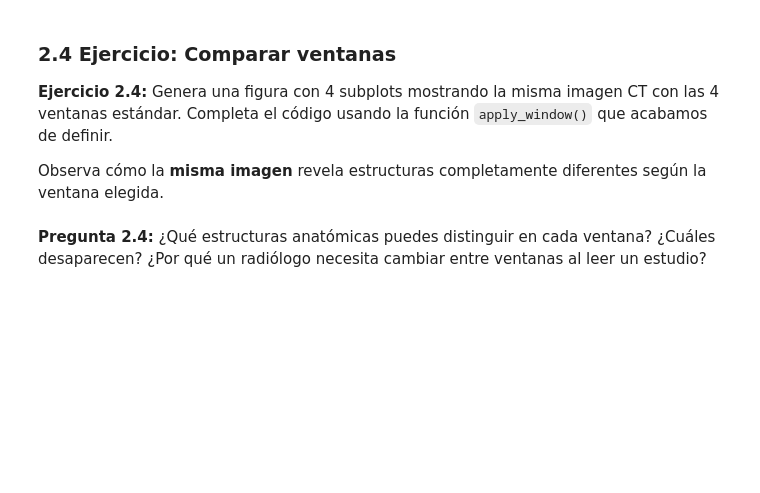
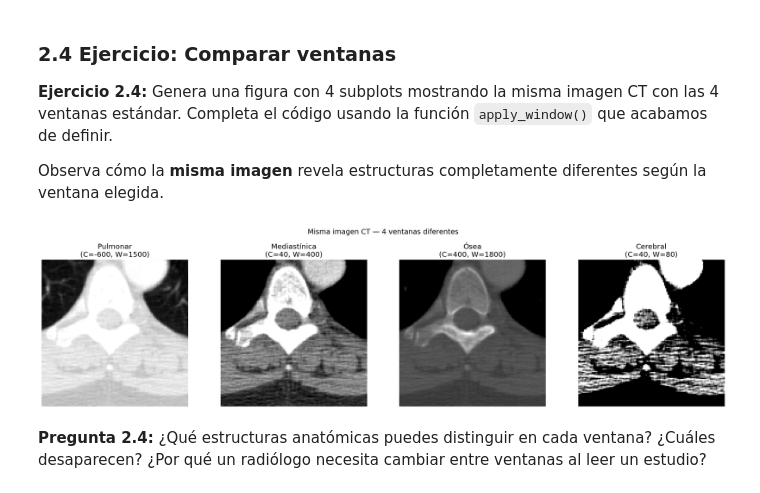
Before and after one commit to fanch032903/healthdatalab, a Jupyter notebook: labs/lab-5-medical-imaging/notebooks/Lab05_Imagenes_Medicas_DICOM.ipynb, the cells around one changed output. Saved outputs shown, nothing was run; the diff lists cells and outputs as text; code cells hidden in the pictures; blank space fills up the shorter version.

Commit message:
Checkpoint 2: windowing and 3D volume complete

```diff
--- a/labs/lab-5-medical-imaging/notebooks/Lab05_Imagenes_Medicas_DICOM.ipynb
+++ b/labs/lab-5-medical-imaging/notebooks/Lab05_Imagenes_Medicas_DICOM.ipynb
@@ -483,25 +502,27 @@ Observa cómo la **misma imagen** revela estructuras completamente diferentes se
 # %%
 # ── EJERCICIO 2.4: Comparar 4 ventanas ──
 
 windows = {
     "Pulmonar\n(C=-600, W=1500)":     {"center": -600, "width": 1500},
     "Mediastínica\n(C=40, W=400)":     {"center": 40,   "width": 400},
     "Ósea\n(C=400, W=1800)":           {"center": 400,  "width": 1800},
     "Cerebral\n(C=40, W=80)":          {"center": 40,   "width": 80},
 }
 
 fig, axes = plt.subplots(1, 4, figsize=(20, 5))
 
 for ax, (title, params) in zip(axes, windows.items()):
     # TU CÓDIGO AQUÍ: aplica la ventana y muestra la imagen
-    # Usa: apply_window(image_hu, params["center"], params["width"])
-    # Muestra con: ax.imshow(..., cmap='gray')
+    windowed=apply_window(image_hu, params["center"], params["width"])
+    ax.imshow(windowed, cmap='gray')
     ax.set_title(title)
     ax.axis('off')
 
 plt.suptitle("Misma imagen CT — 4 ventanas diferentes", fontsize=14, y=1.02)
 plt.tight_layout()
 plt.show()
+# %% [output]
+[figure, added]
 # %% [markdown]
 **Pregunta 2.4:** ¿Qué estructuras anatómicas puedes distinguir en cada ventana? ¿Cuáles desaparecen? ¿Por qué un radiólogo necesita cambiar entre ventanas al leer un estudio?
 # %% [markdown]
```
Also changed, not shown: parts of 7 cells of this notebook.
